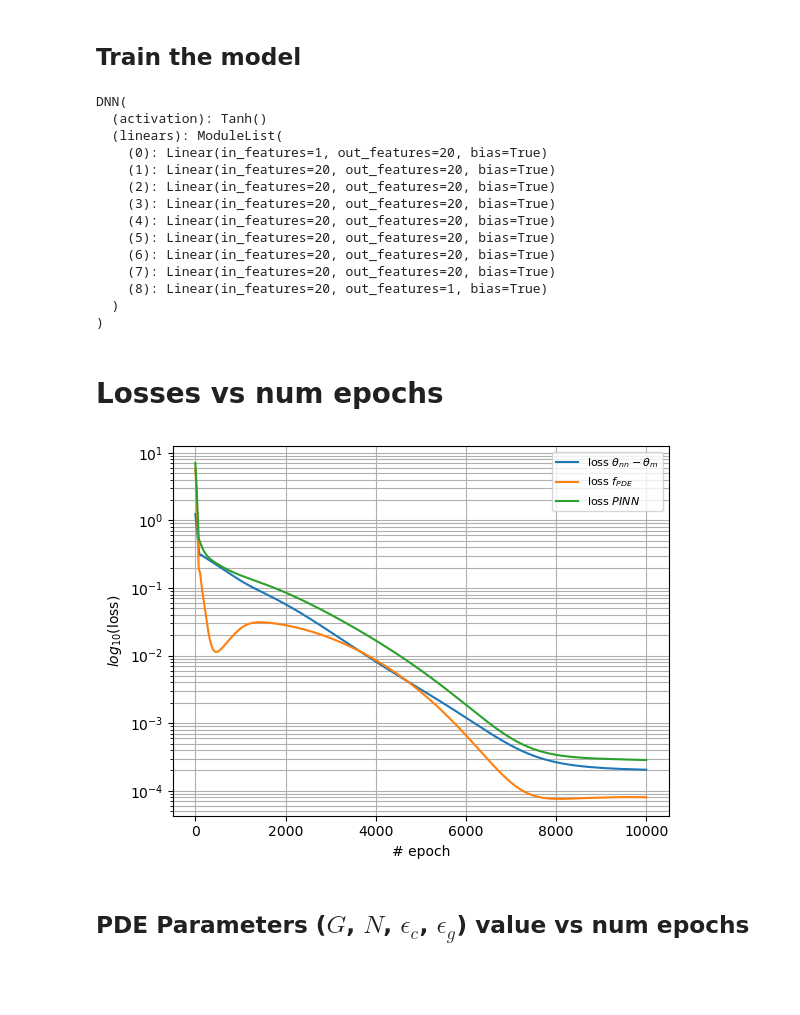
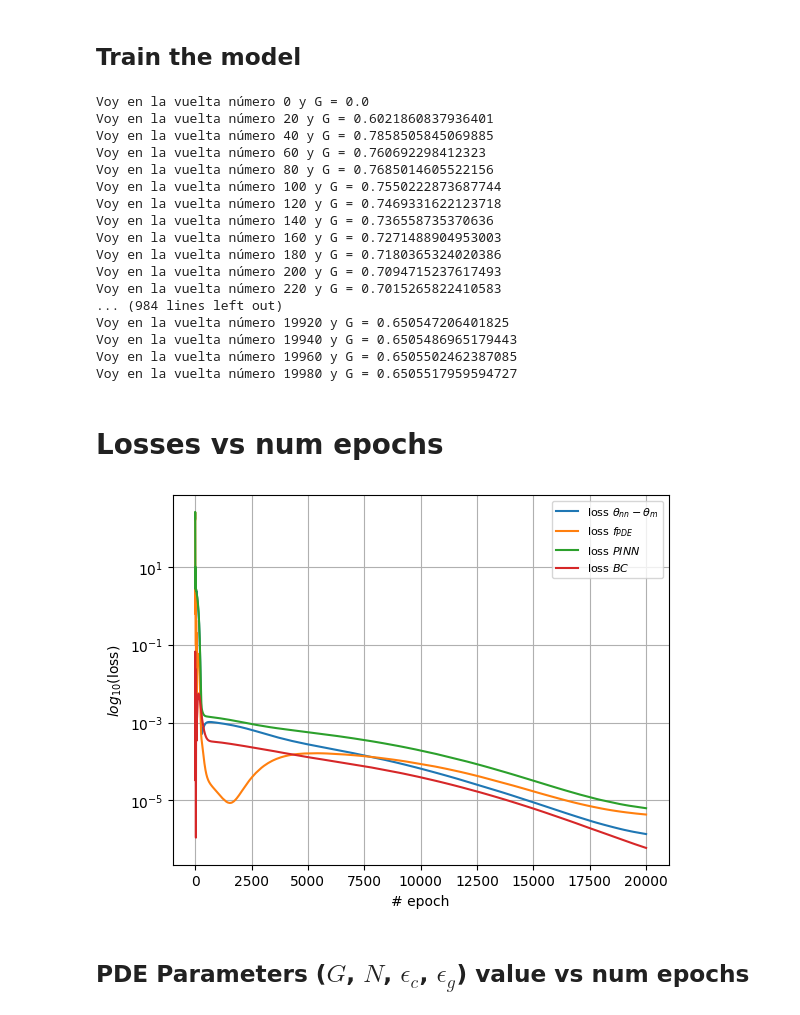
Before and after one commit to mvanzulli/Heat_Transfer_PINN, a Jupyter notebook: playground/Part2_torch.ipynb, the cells around one changed output. Drawn from its saved outputs; the diff is of its cells as text; code cells hidden in the pictures; blank space fills up the shorter version.

Commit message:
Adding PINNs improvements

```diff
--- a/playground/Part2_torch.ipynb
+++ b/playground/Part2_torch.ipynb
@@ -326,7 +351,6 @@ Our initial of the other params are:
 # %%
 'Neural Network Summary'
 pinn = PINN(layers)
-print(pinn.dnn)
 
 'Neural Network Parameters'
 params = list(pinn.dnn.parameters())
@@ -334,46 +358,12 @@ params = list(pinn.dnn.parameters())
 'L-BFGS Optimizer'
 optimizer = torch.optim.Adam(params, lr,
                              amsgrad = True)
-#                               max_iter = steps,
-#                               max_eval = None,
-#                               tolerance_grad = 1e-11,
-#                               tolerance_change = 1e-15,
-#                               history_size = 100,
-#                               line_search_fn = 'strong_wolfe')
-# 'Test loss u methods'
-# y_nn =pinn.dnn(X_real)
-# loss_theta_manufacuted = pinn.loss_function(y_nn, Theta_real)
-# print(loss_theta_manufacuted)
-# loss_theta = pinn.loss_data(X_real, Theta_real)
-# print(loss_theta)
-# assert(loss_theta_manufacuted == loss_theta)
-
-# 'Test loss f methods'
-# loss_pde = pinn.loss_PDE(X_train_f)
-
-# 'Test overeall loss'
-# loss_manufactured = loss_pde + loss_theta
-# overall_loss = pinn.loss(X_real, Theta_real, X_train_f)
-# print(loss_manufactured.to_numpy())
-# print(overall_loss)
-# assert(loss_theta_manufacuted == overall_loss)
-
-
-# # start_time = time.time()
-# 'Test Optimizer step'
-# optimizer.zero_grad()
-
-# loss = pinn.loss(X_real, Theta_real, X_train_f)
-# print(loss)
-# loss.backward()
-# loss_after_backawrd = pinn.closure()
-# print(loss_after_backawrd)
-# assert(loss_after_backawrd == loss)
 
 
 'Store losses and predicted G values'
 loss_theta = np.zeros((steps,))
 loss_f = np.zeros((steps,))
+loss_bc = np.zeros((steps,))
 loss_hist = np.zeros((steps,))
 G_hist = np.zeros((steps,))
 N_hist = np.zeros((steps,))
@@ -383,12 +373,15 @@ eg_hist = np.zeros((steps,))
 
 'Train the model'
 for epoch in range(steps):
+    if epoch%20 == 0:
+        print('Voy en la vuelta número {} y G = {}'.format(epoch,G_hist[epoch-1]))
     # compute net U prediction
     theta_nn = pinn.dnn(X_real)
     # compute losses
     loss_theta[epoch] = pinn.loss_data(X_real, Theta_real).to('cpu').detach().numpy()
-    loss_f[epoch] = pinn.loss_PDE(X_train_f).to('cpu').detach().numpy()
-    loss = pinn.loss(X_real, Theta_real, X_train_f)
+    loss_f[epoch]     = pinn.loss_PDE(X_train_f).to('cpu').detach().numpy()
+    loss_bc[epoch]    = pinn.loss_BC(X_bc).to('cpu').detach().numpy()
+    loss = pinn.loss(X_real, Theta_real, X_train_f,X_bc)
     loss_hist[epoch] = loss.to('cpu').detach().numpy()
     # store parameters
     G_hist[epoch], N_hist[epoch], ec_hist[epoch], eg_hist[epoch]  = pinn.G, pinn.N, pinn.ec, pinn.eg
@@ -400,38 +393,42 @@ for epoch in range(steps):
 
     test_error, _ = pinn.test()
 # %% [output]
-DNN(
-  (activation): Tanh()
-  (linears): ModuleList(
-    (0): Linear(in_features=1, out_features=20, bias=True)
-    (1): Linear(in_features=20, out_features=20, bias=True)
-    (2): Linear(in_features=20, out_features=20, bias=True)
-    (3): Linear(in_features=20, out_features=20, bias=True)
-    (4): Linear(in_features=20, out_features=20, bias=True)
-    (5): Linear(in_features=20, out_features=20, bias=True)
-    (6): Linear(in_features=20, out_features=20, bias=True)
-    (7): Linear(in_features=20, out_features=20, bias=True)
-    (8): Linear(in_features=20, out_features=1, bias=True)
-  )
-)
+Voy en la vuelta número 0 y G = 0.0
+Voy en la vuelta número 20 y G = 0.6021860837936401
+Voy en la vuelta número 40 y G = 0.7858505845069885
+Voy en la vuelta número 60 y G = 0.760692298412323
+Voy en la vuelta número 80 y G = 0.7685014605522156
+Voy en la vuelta número 100 y G = 0.7550222873687744
+Voy en la vuelta número 120 y G = 0.7469331622123718
+Voy en la vuelta número 140 y G = 0.736558735370636
+Voy en la vuelta número 160 y G = 0.7271488904953003
+Voy en la vuelta número 180 y G = 0.7180365324020386
+Voy en la vuelta número 200 y G = 0.7094715237617493
+Voy en la vuelta número 220 y G = 0.7015265822410583
+... (984 lines left out)
+Voy en la vuelta número 19920 y G = 0.650547206401825
+Voy en la vuelta número 19940 y G = 0.6505486965179443
+Voy en la vuelta número 19960 y G = 0.6505502462387085
+Voy en la vuelta número 19980 y G = 0.6505517959594727
 # %% [markdown]
 # Losses vs num epochs
 # %%
 plt.cla()
 plt.plot(range(steps),loss_theta, label = r'loss $\theta_{nn} - \theta_{m}$')
 plt.plot(range(steps),loss_f, label = r'loss $f_{PDE}$')
 plt.plot(range(steps),loss_hist, label = r'loss $PINN$')
+plt.plot(range(steps),loss_bc, label = r'loss $BC$')
 # plt.plot(range(steps),loss_theta + loss_f)
 
 plt.legend(loc='upper right', prop={'size': 8})
 plt.xlabel('# epoch')
 plt.yscale('log')
 plt.ylabel(r'$log_{10}$(loss)')
 plt.grid(True, which="both", ls="-")
 # plt.savefig('part1_outputs/figures/loss_vs_nepoch_without_norm.png')
 plt.show()
 # %% [output]
-[figure, old version]
+[figure, new version]
 # %% [markdown]
 ## PDE Parameters ($G$, $N$, $\epsilon_c$, $\epsilon_g$) value vs num epochs
 # %%
```
Also changed, not shown: parts of 9 cells of this notebook.
